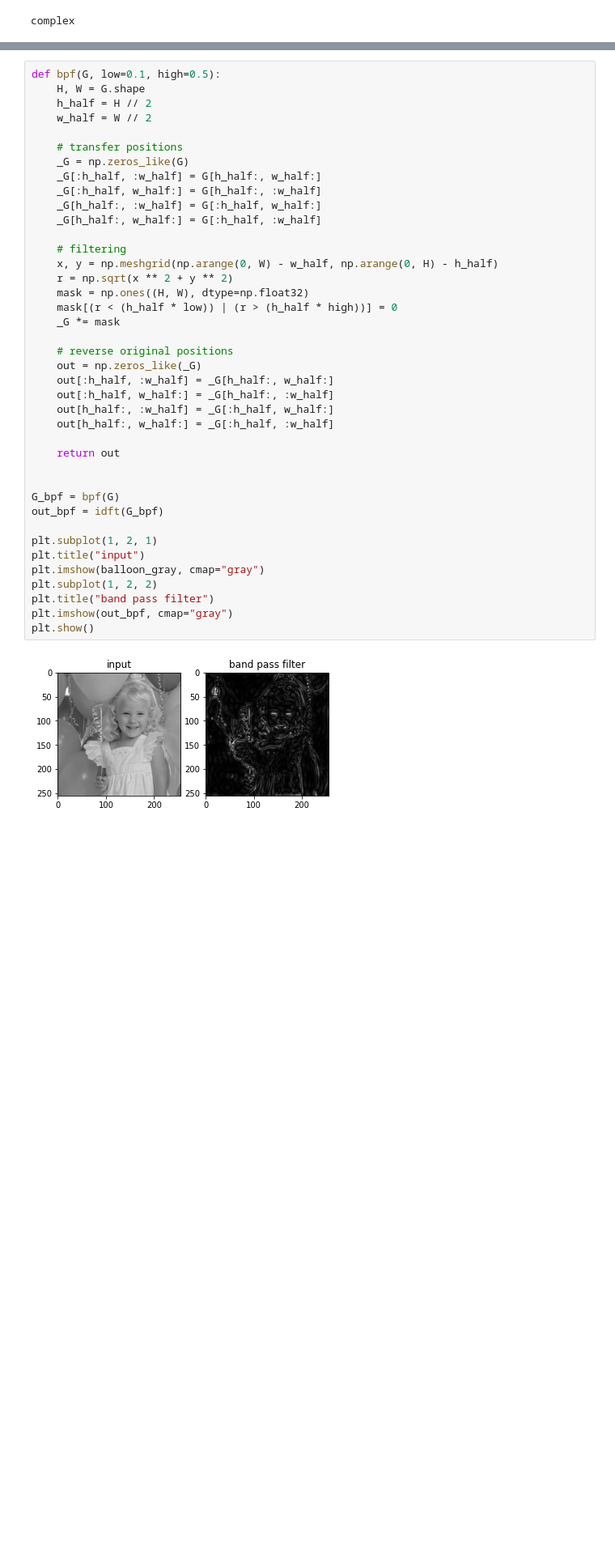
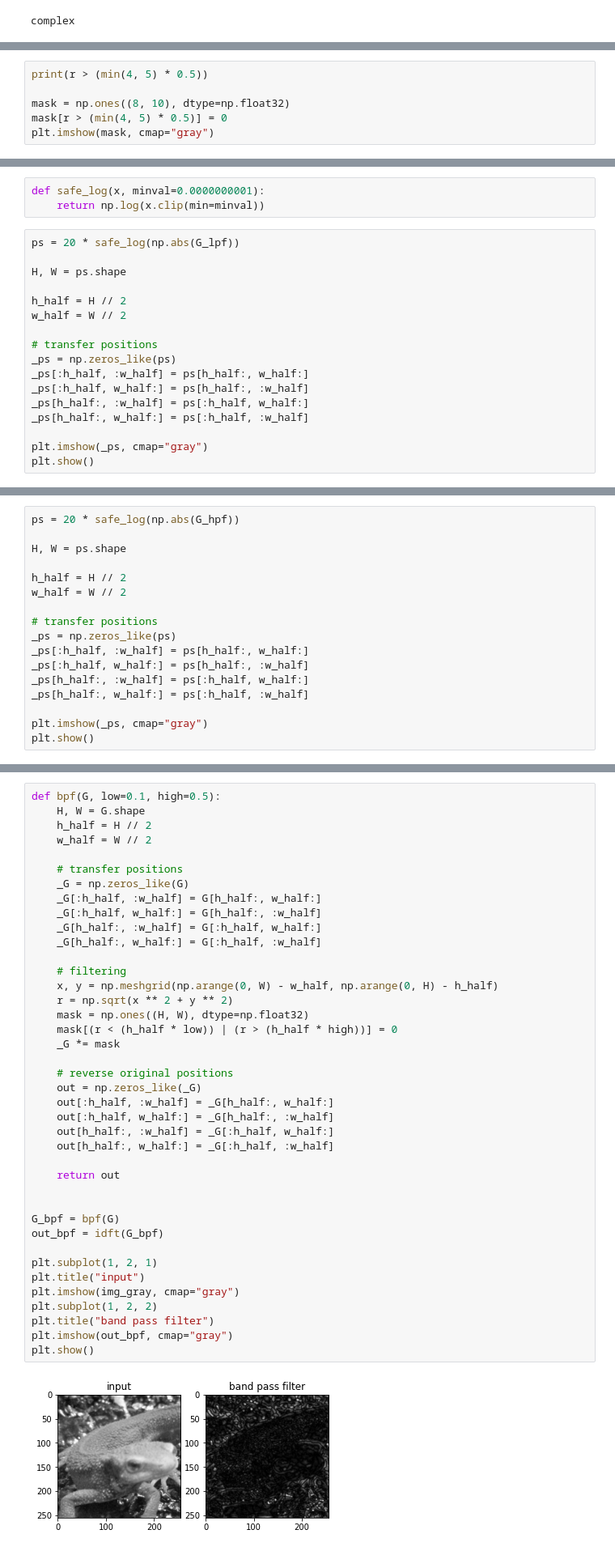
Before and after one commit to shinchu/gasyori100, a Jupyter notebook: notebooks/week_04.ipynb, the cells around one changed output, grey strips where cells are left out. Shown at 81% size. Saved outputs shown, nothing was run; the diff lists cells and outputs as text; blank space fills up the shorter version.

```diff
--- a/notebooks/week_04.ipynb
+++ b/notebooks/week_04.ipynb
@@ -266,0 +235,6 @@ out_lpf = idft(G_lpf)
+# %%
+print(r > (min(4, 5) * 0.5))
+
+mask = np.ones((8, 10), dtype=np.float32)
+mask[r > (min(4, 5) * 0.5)] = 0
+plt.imshow(mask, cmap="gray")
@@ -266,0 +252,20 @@ out_lpf = idft(G_lpf)
+# %%
+def safe_log(x, minval=0.0000000001):
+    return np.log(x.clip(min=minval))
+# %%
+ps = 20 * safe_log(np.abs(G_lpf))
+
+H, W = ps.shape
+
+h_half = H // 2
+w_half = W // 2
+
+# transfer positions
+_ps = np.zeros_like(ps)
+_ps[:h_half, :w_half] = ps[h_half:, w_half:]
+_ps[:h_half, w_half:] = ps[h_half:, :w_half]
+_ps[h_half:, :w_half] = ps[:h_half, w_half:]
+_ps[h_half:, w_half:] = ps[:h_half, :w_half]
+
+plt.imshow(_ps, cmap="gray")
+plt.show()
@@ -326,0 +334,17 @@ plt.show()
+# %%
+ps = 20 * safe_log(np.abs(G_hpf))
+
+H, W = ps.shape
+
+h_half = H // 2
+w_half = W // 2
+
+# transfer positions
+_ps = np.zeros_like(ps)
+_ps[:h_half, :w_half] = ps[h_half:, w_half:]
+_ps[:h_half, w_half:] = ps[h_half:, :w_half]
+_ps[h_half:, :w_half] = ps[:h_half, w_half:]
+_ps[h_half:, w_half:] = ps[:h_half, :w_half]
+
+plt.imshow(_ps, cmap="gray")
+plt.show()
@@ -345,32 +371,32 @@ def bpf(G, low=0.1, high=0.5):
     _G[h_half:, :w_half] = G[:h_half, w_half:]
     _G[h_half:, w_half:] = G[:h_half, :w_half]
 
     # filtering
     x, y = np.meshgrid(np.arange(0, W) - w_half, np.arange(0, H) - h_half)
     r = np.sqrt(x ** 2 + y ** 2)
     mask = np.ones((H, W), dtype=np.float32)
     mask[(r < (h_half * low)) | (r > (h_half * high))] = 0
     _G *= mask
 
     # reverse original positions
     out = np.zeros_like(_G)
     out[:h_half, :w_half] = _G[h_half:, w_half:]
     out[:h_half, w_half:] = _G[h_half:, :w_half]
     out[h_half:, :w_half] = _G[:h_half, w_half:]
     out[h_half:, w_half:] = _G[:h_half, :w_half]
 
     return out
 
 
 G_bpf = bpf(G)
 out_bpf = idft(G_bpf)
 
 plt.subplot(1, 2, 1)
 plt.title("input")
-plt.imshow(balloon_gray, cmap="gray")
+plt.imshow(img_gray, cmap="gray")
 plt.subplot(1, 2, 2)
 plt.title("band pass filter")
 plt.imshow(out_bpf, cmap="gray")
 plt.show()
 # %% [output]
-[figure, old version]
+[figure, new version]
```
Also changed, not shown: parts of 14 cells of this notebook.
